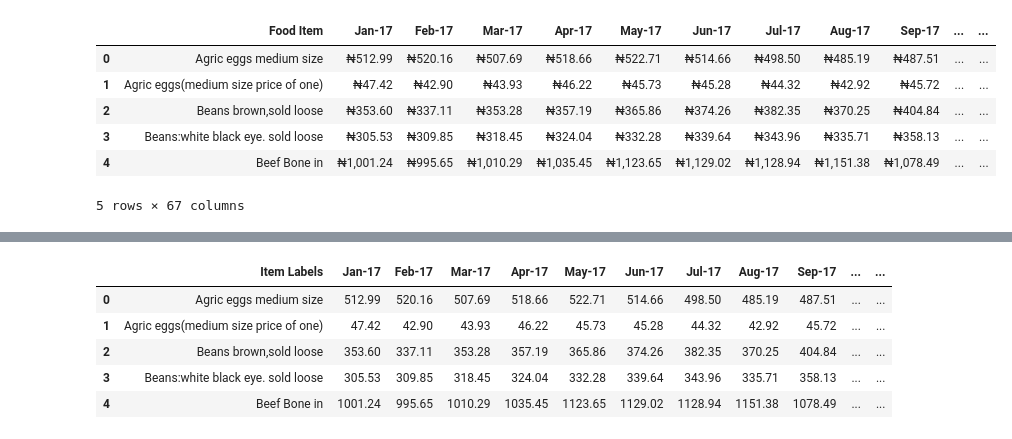
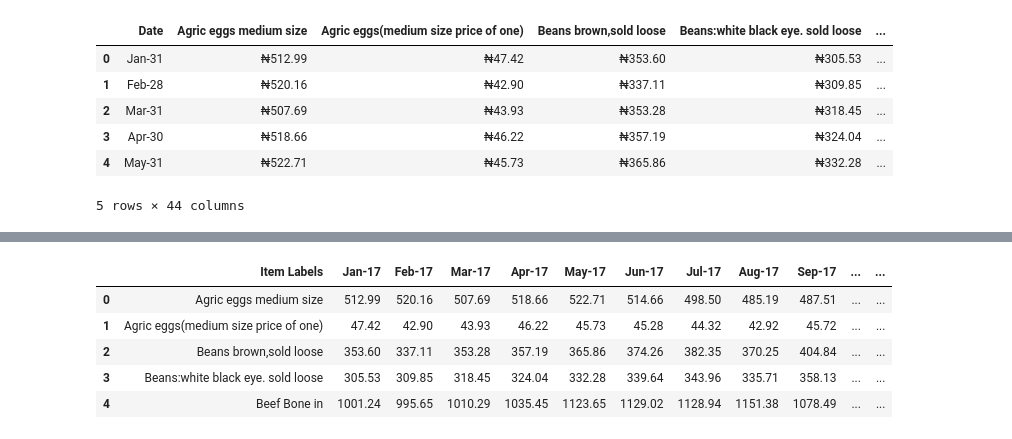
Before and after one commit to TheBlueZayn/Analysis-of-Nigerian-Food-Prices, a Jupyter notebook: food_prices.ipynb, the cells around one changed output, grey strips where cells are left out. Drawn from its saved outputs; the diff is of its cells as text; code cells hidden in the pictures.

```diff
--- a/food_prices.ipynb
+++ b/food_prices.ipynb
@@ -2,13 +2,13 @@
 import pandas as pd
 import matplotlib.pyplot as plt
 # %%
-df = pd.read_csv("food_prices.csv")
+df = pd.read_csv("prices - prices.csv")
 df.head()
 # %% [output]
-|  | Food Item | Jan-17 | Feb-17 | Mar-17 | Apr-17 | May-17 | Jun-17 | Jul-17 | Aug-17 | Sep-17 | ... | ... |
-| 0 | Agric eggs medium size | ₦512.99 | ₦520.16 | ₦507.69 | ₦518.66 | ₦522.71 | ₦514.66 | ₦498.50 | ₦485.19 | ₦487.51 | ... | ... |
-| 1 | Agric eggs(medium size price of one) | ₦47.42 | ₦42.90 | ₦43.93 | ₦46.22 | ₦45.73 | ₦45.28 | ₦44.32 | ₦42.92 | ₦45.72 | ... | ... |
-| 2 | Beans brown,sold loose | ₦353.60 | ₦337.11 | ₦353.28 | ₦357.19 | ₦365.86 | ₦374.26 | ₦382.35 | ₦370.25 | ₦404.84 | ... | ... |
-| 3 | Beans:white black eye. sold loose | ₦305.53 | ₦309.85 | ₦318.45 | ₦324.04 | ₦332.28 | ₦339.64 | ₦343.96 | ₦335.71 | ₦358.13 | ... | ... |
-| 4 | Beef Bone in | ₦1,001.24 | ₦995.65 | ₦1,010.29 | ₦1,035.45 | ₦1,123.65 | ₦1,129.02 | ₦1,128.94 | ₦1,151.38 | ₦1,078.49 | ... | ... |
+|  | Date | Agric eggs medium size | Agric eggs(medium size price of one) | Beans brown,sold loose | Beans:white black eye. sold loose | ... |
+| 0 | Jan-31 | ₦512.99 | ₦47.42 | ₦353.60 | ₦305.53 | ... |
+| 1 | Feb-28 | ₦520.16 | ₦42.90 | ₦337.11 | ₦309.85 | ... |
+| 2 | Mar-31 | ₦507.69 | ₦43.93 | ₦353.28 | ₦318.45 | ... |
+| 3 | Apr-30 | ₦518.66 | ₦46.22 | ₦357.19 | ₦324.04 | ... |
+| 4 | May-31 | ₦522.71 | ₦45.73 | ₦365.86 | ₦332.28 | ... |
-5 rows × 67 columns
+5 rows × 44 columns
```
Also changed, not shown: parts of 2 cells of this notebook.
